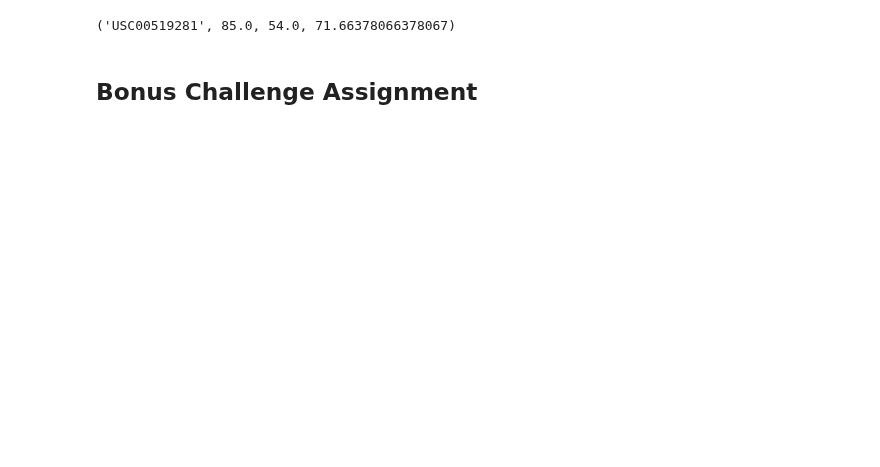
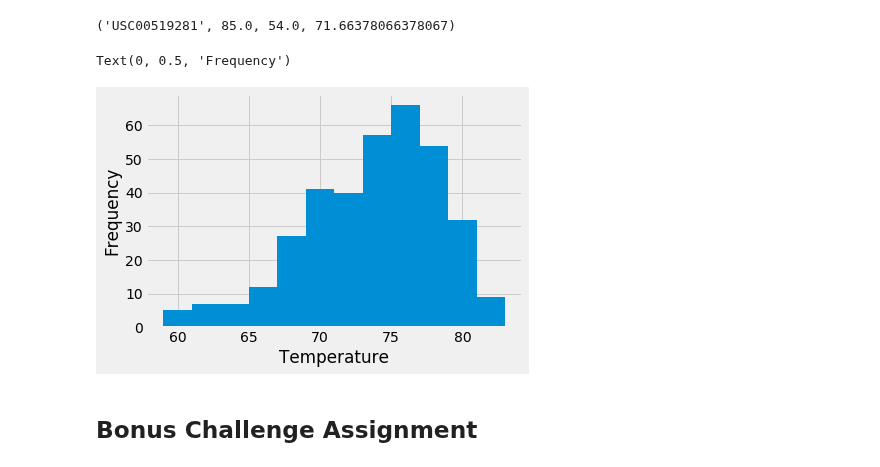
Before and after one commit to adam-katz97/sqlachemy-challenge, a Jupyter notebook: climate_starter.ipynb, the cells around one changed output. Saved outputs shown, nothing was run; the diff lists cells and outputs as text; code cells hidden in the pictures; blank space fills up the shorter version.

Commit message:
Makes histogram of temperatures.

```diff
--- a/climate_starter.ipynb
+++ b/climate_starter.ipynb
@@ -116,6 +116,14 @@ for row in result:
 # %%
 # Choose the station with the highest number of temperature observations.
 # Query the last 12 months of temperature observation data for this station and plot the results as a histogram
+active=session.query(Measurement.date, Measurement.tobs).filter(Measurement.station=="USC00519281", Measurement.date>="2016-08-18").order_by(Measurement.date.desc())
+temp_df=pd.DataFrame(active)
+plt.hist(temp_df['tobs'], 12)
+plt.xlabel("Temperature")
+plt.ylabel("Frequency")
+# %% [output]
+Text(0, 0.5, 'Frequency')
+[figure, added]
 # %% [markdown]
 ## Bonus Challenge Assignment
 # %%
```
Also changed, not shown: parts of 2 cells of this notebook.
